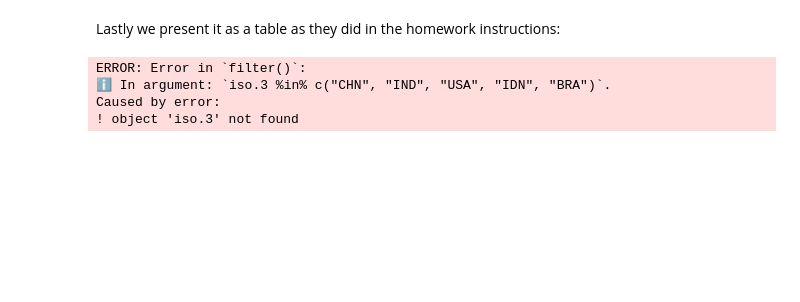
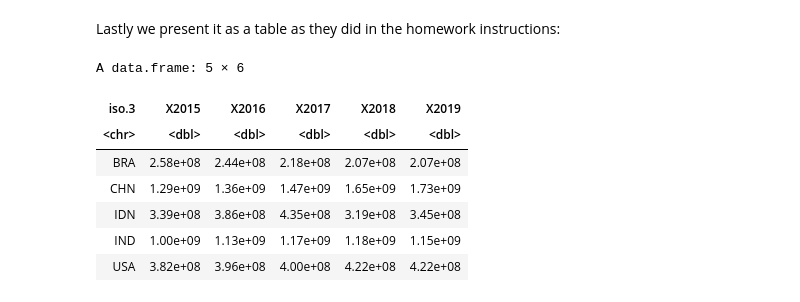
Before and after one commit to ElisRislund/su-mt4007, a Jupyter notebook: HW3/HW3.ipynb, the cells around one changed output. Cells and saved outputs as stored; diff of their text form; code cells hidden in the pictures; blank space fills up the shorter version.

```diff
--- a/HW3/HW3.ipynb
+++ b/HW3/HW3.ipynb
@@ -581,12 +644,16 @@ A data.frame: 203 × 21
 Lastly we present it as a table as they did in the homework instructions:
 # %%
 df_selected <- df_final2 |>
-  select(X2015, X2016, X2017, X2018, X2019)
+  select(iso.3,X2015, X2016, X2017, X2018, X2019)
 df_countries <- df_selected|>
     filter(iso.3 %in% c("CHN","IND","USA","IDN","BRA"))
 df_countries
 # %% [output]
-ERROR: Error in `filter()`:
-ℹ In argument: `iso.3 %in% c("CHN", "IND", "USA", "IDN", "BRA")`.
-Caused by error:
-! object 'iso.3' not found
+A data.frame: 5 × 6
+| iso.3 | X2015 | X2016 | X2017 | X2018 | X2019 |
+| <chr> | <dbl> | <dbl> | <dbl> | <dbl> | <dbl> |
+| BRA | 2.58e+08 | 2.44e+08 | 2.18e+08 | 2.07e+08 | 2.07e+08 |
+| CHN | 1.29e+09 | 1.36e+09 | 1.47e+09 | 1.65e+09 | 1.73e+09 |
+| IDN | 3.39e+08 | 3.86e+08 | 4.35e+08 | 3.19e+08 | 3.45e+08 |
+| IND | 1.00e+09 | 1.13e+09 | 1.17e+09 | 1.18e+09 | 1.15e+09 |
+| USA | 3.82e+08 | 3.96e+08 | 4.00e+08 | 4.22e+08 | 4.22e+08 |
```
Also changed, not shown: parts of 4 cells of this notebook.
